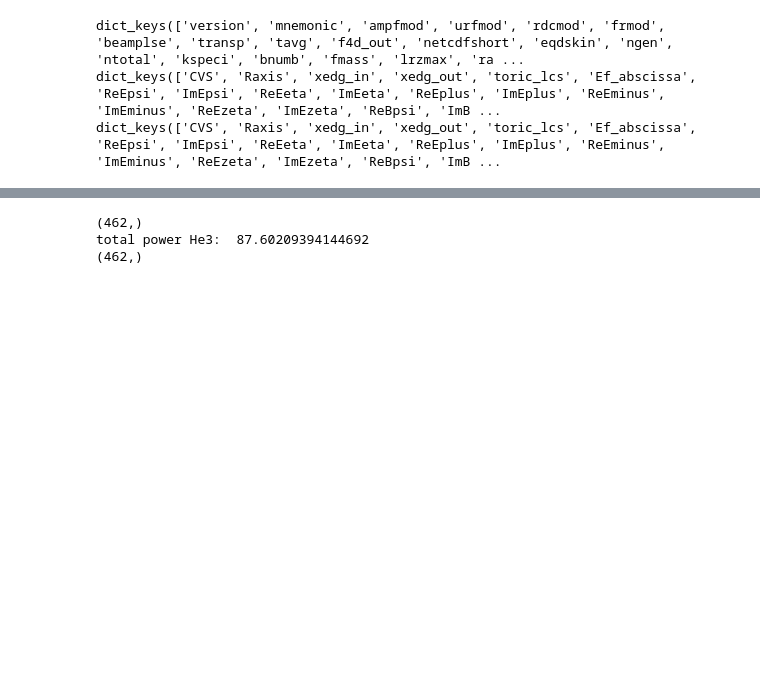
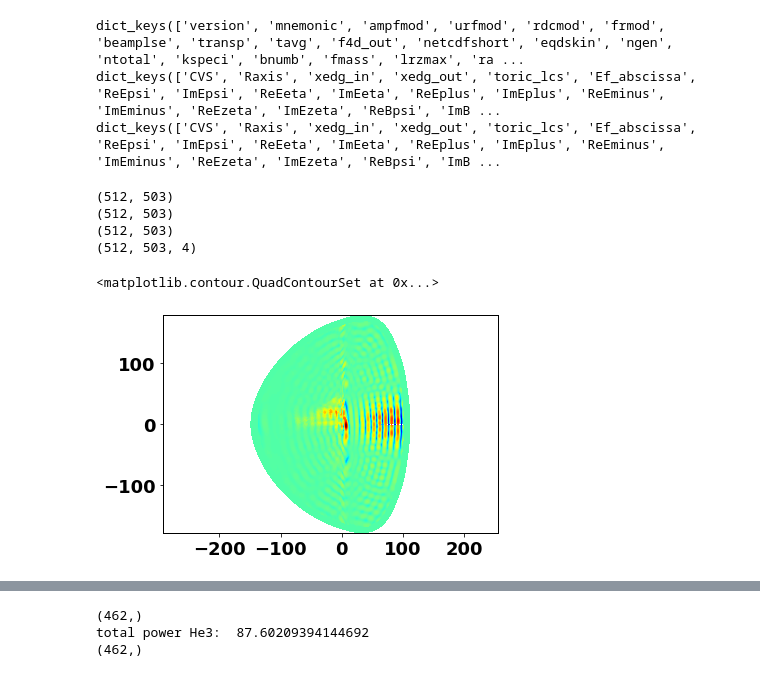
Before and after one commit to vandelij/MANTA_toric, a Jupyter notebook: process_toric_cql.ipynb, the cells around one changed output, grey strips where cells are left out. Cells and saved outputs as stored; diff of their text form; code cells hidden in the pictures; blank space fills up the shorter version.

Commit message:
added the 2d plots

```diff
--- a/process_toric_cql.ipynb
+++ b/process_toric_cql.ipynb
@@ -45,3 +45,25 @@ print(toric.cdf_hdl.variables.keys())
 dict_keys(['version', 'mnemonic', 'ampfmod', 'urfmod', 'rdcmod', 'frmod', 'beamplse', 'transp', 'tavg', 'f4d_out', 'netcdfshort', 'eqdskin', 'ngen', 'ntotal', 'kspeci', 'bnumb', 'fmass', 'lrzmax', 'ra ...
 dict_keys(['CVS', 'Raxis', 'xedg_in', 'xedg_out', 'toric_lcs', 'Ef_abscissa', 'ReEpsi', 'ImEpsi', 'ReEeta', 'ImEeta', 'ReEplus', 'ImEplus', 'ReEminus', 'ImEminus', 'ReEzeta', 'ImEzeta', 'ReBpsi', 'ImB ...
 dict_keys(['CVS', 'Raxis', 'xedg_in', 'xedg_out', 'toric_lcs', 'Ef_abscissa', 'ReEpsi', 'ImEpsi', 'ReEeta', 'ImEeta', 'ReEplus', 'ImEplus', 'ReEminus', 'ImEminus', 'ReEzeta', 'ImEzeta', 'ReBpsi', 'ImB ...
+# %%
+# section to make plots of the fields
+
+Re2Eplus = toric.cdf_hdl.variables['Re2Eplus'][:]
+#Eplus = toric.cdf_hdl.variables['Eplus']
+Xmesh = toric.cdf_hdl.variables['Xplasma'][:]
+Zmesh = toric.cdf_hdl.variables['Zplasma'][:]
+TDPwIF = toric.cdf_hdl.variables['TDPwIF'][:]
+print(Re2Eplus.shape)
+print(Xmesh.shape)
+print(Zmesh.shape)
+#print(Eplus.shape)
+print(TDPwIF.shape)
+plt.axis('equal')
+plt.contourf(Xmesh,Zmesh, Re2Eplus, levels=300, cmap='jet')
+# %% [output]
+(512, 503)
+(512, 503)
+(512, 503)
+(512, 503, 4)
+<matplotlib.contour.QuadContourSet at 0x...>
+[figure, added]
```
Also changed, not shown: parts of 6 cells of this notebook, 1 other file.
